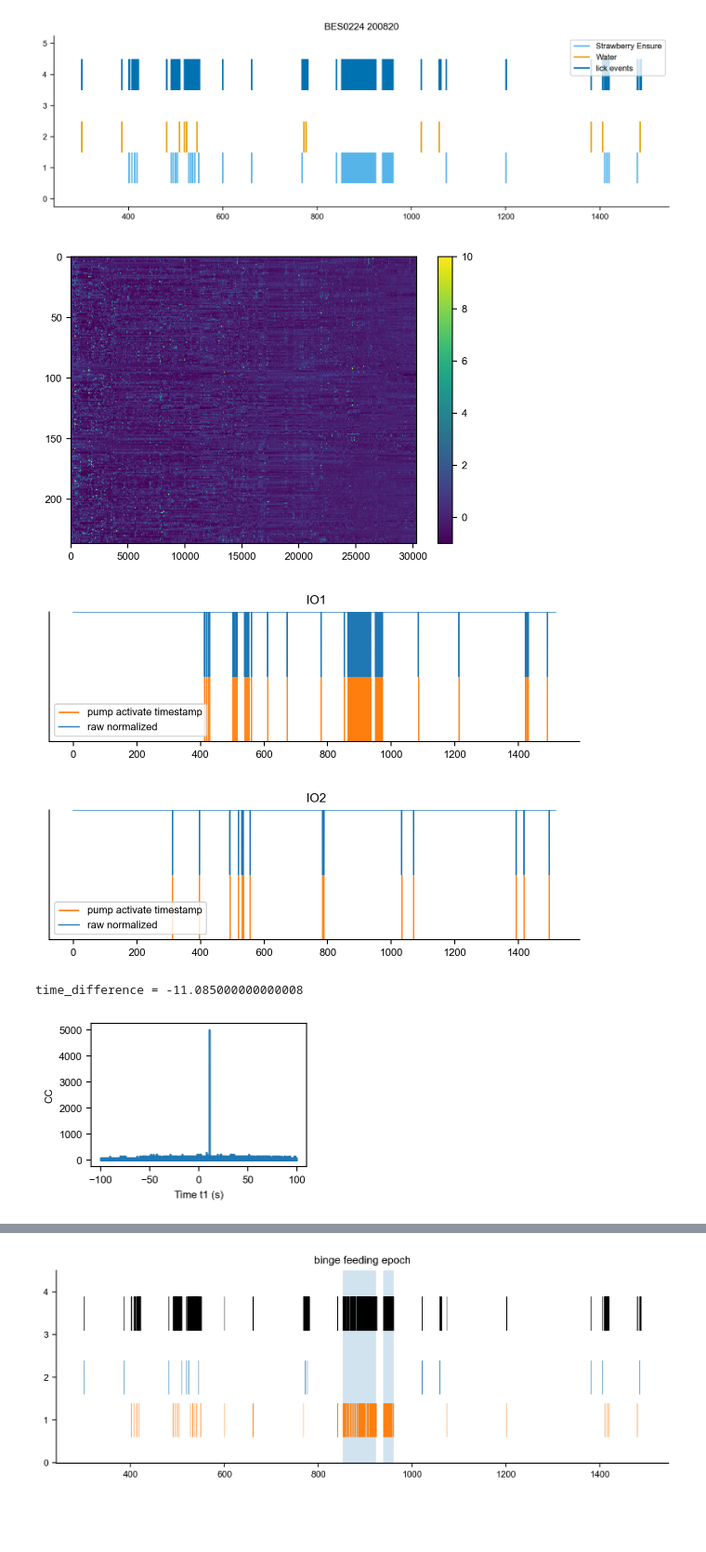
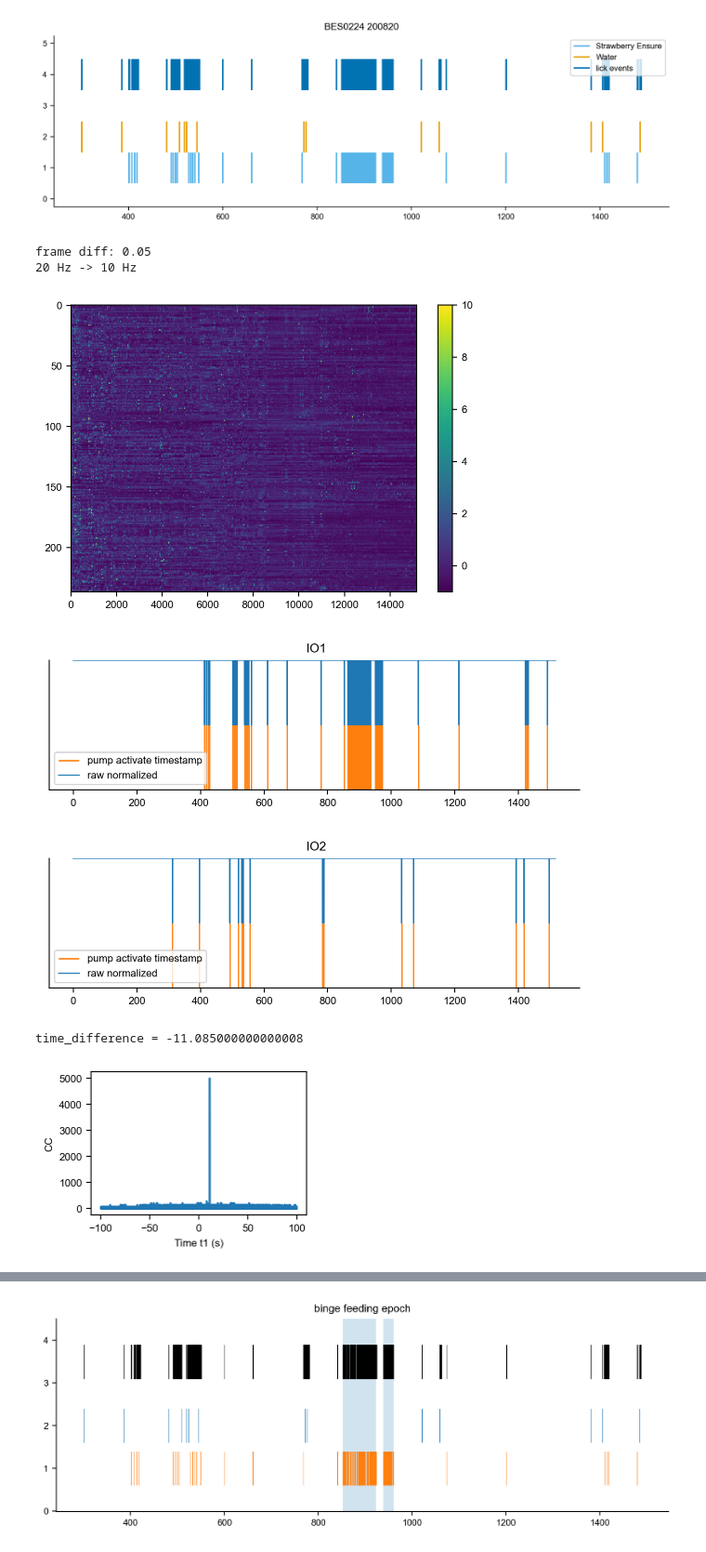
Before and after one commit to hung-lo/BingeFeeding_2023, a Jupyter notebook: jupyter_notebook/data_processing_example_20250703.ipynb, the cells around one changed output, grey strips where cells are left out. Shown at 93% size. Drawn from its saved outputs; the diff is of its cells as text; code cells hidden in the pictures; blank space fills up the shorter version.

```diff
--- a/jupyter_notebook/data_processing_example_20250703.ipynb
+++ b/jupyter_notebook/data_processing_example_20250703.ipynb
@@ -1491,7 +1491,7 @@ def downsample(df_accepted):
         print('already 10 Hz')
         return df_accepted
 
-# df_accepted = downsample(df_accepted)
+df_accepted = downsample(df_accepted)
 df_accepted = correct_baseline_modploy(df_accepted)
 
 from scipy import stats
@@ -1634,37 +1634,39 @@ GPIO_pump_all_no_init
 
 def get_time_difference(PAll,GPIO_pump_all_no_init,windowsize=100):
     """
     This is the current one I used now, use the pynapple cross-correlogram funciton, I can get the time difference without fully matching the timestamps
     """
     if len(PAll) <2:
       print('no enough drinking events')
       time_difference = 0
     else:
       ts1 = nap.Ts(np.array(PAll))
       ts2 = nap.Ts(np.array(GPIO_pump_all_no_init))
 
       binsize=0.001
       tsgroup = nap.TsGroup({0:ts1,1:ts2})
       cross_corr = nap.compute_crosscorrelogram(tsgroup,binsize=binsize,windowsize=windowsize)
       lag = cross_corr.idxmax().values # the index of max value
       # print(f'time difference: {lag[0]}')
       time_difference = -lag[0] # set to negative
       plt.figure(figsize=[3,2])
       plt.plot(cross_corr)
       plt.xlabel("Time t1 (s)")
       plt.ylabel("CC")
     return time_difference
 
 time_difference = get_time_difference(P1_P1C_time,GPIO_pump_all_no_init)
 
 print(f'{time_difference = }')
 
 df_z.index = df_z.index+time_difference
 # %% [output]
+frame diff: 0.05
+20 Hz -> 10 Hz
-[figure, old version]
+[figure, new version]
 [figure]
 [figure]
-time_difference = -11.085000000000008
+time_difference = -11.085000000000008
 [figure]
 # %%
 ## plot without sorting
```
Also changed, not shown: parts of 4 cells of this notebook.
